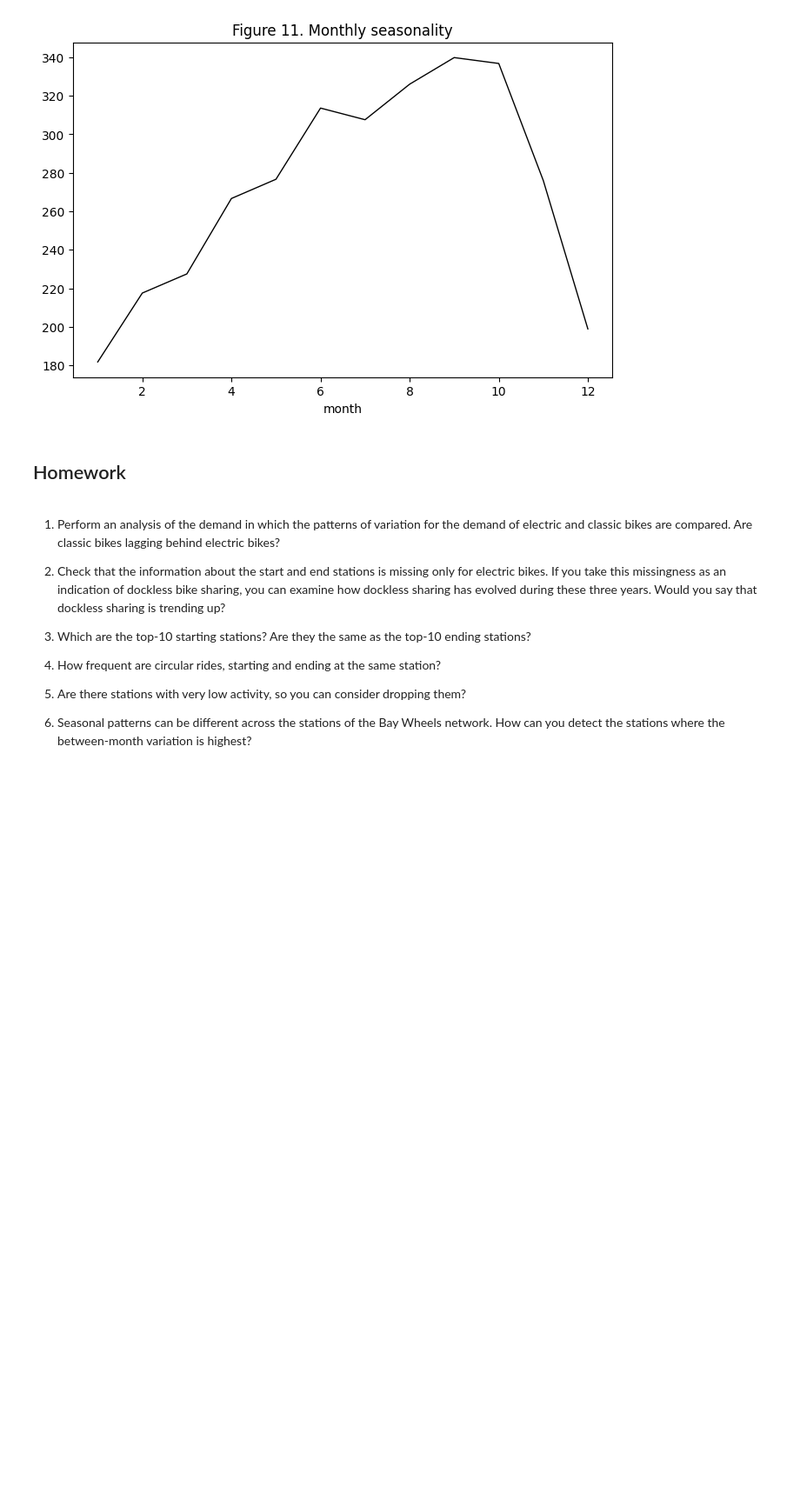
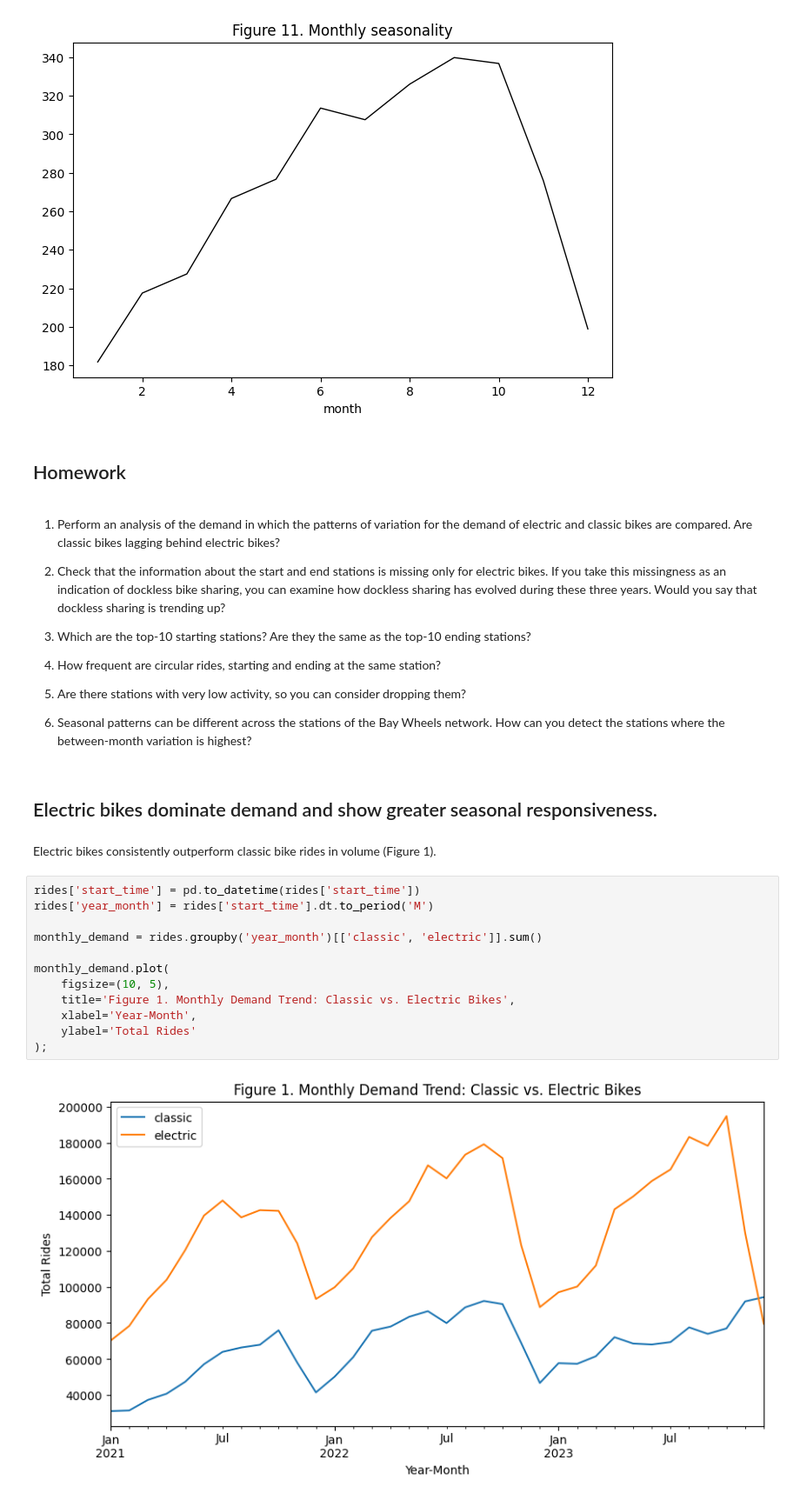
Before and after one commit to dfabrega2021/hello-world, a Jupyter notebook: Day 5/[DATA-05E] Example - Bay Wheels operations data.ipynb, the cells around one changed output. Shown: that part at 87% size. Drawn from its saved outputs; the diff is of its cells as text; blank space fills up the shorter version.

```diff
--- a/Day 5/[DATA-05E] Example - Bay Wheels operations data.ipynb
+++ b/Day 5/[DATA-05E] Example - Bay Wheels operations data.ipynb
@@ -334,4 +334,22 @@ df[['total', 'month']].groupby('month').mean().plot(figsize=(8,5),
 5. Are there stations with very low activity, so you can consider dropping them?
 
 6. Seasonal patterns can be different across the stations of the Bay Wheels network. How can you detect the stations where the between-month variation is highest?
+# %% [markdown]
+## Electric bikes dominate demand and show greater seasonal responsiveness.
+# %% [markdown]
+Electric bikes consistently outperform classic bike rides in volume (Figure 1).
+# %%
+rides['start_time'] = pd.to_datetime(rides['start_time'])
+rides['year_month'] = rides['start_time'].dt.to_period('M')
+
+monthly_demand = rides.groupby('year_month')[['classic', 'electric']].sum()
+
+monthly_demand.plot(
+    figsize=(10, 5),
+    title='Figure 1. Monthly Demand Trend: Classic vs. Electric Bikes',
+    xlabel='Year-Month',
+    ylabel='Total Rides'
+);
+# %% [output]
+[figure, added]
 # %%
```
Also changed, not shown: parts of 43 cells of this notebook.
